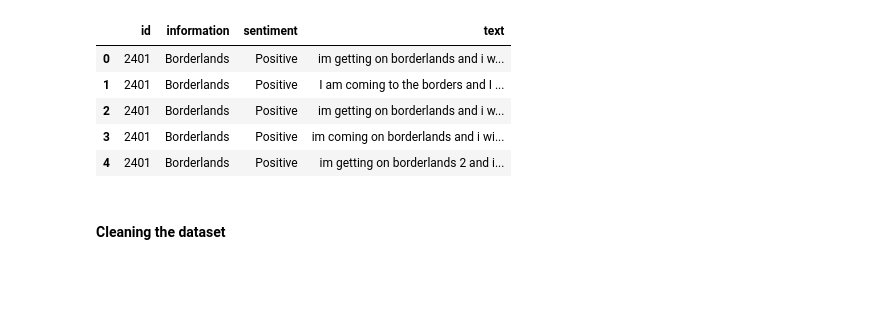
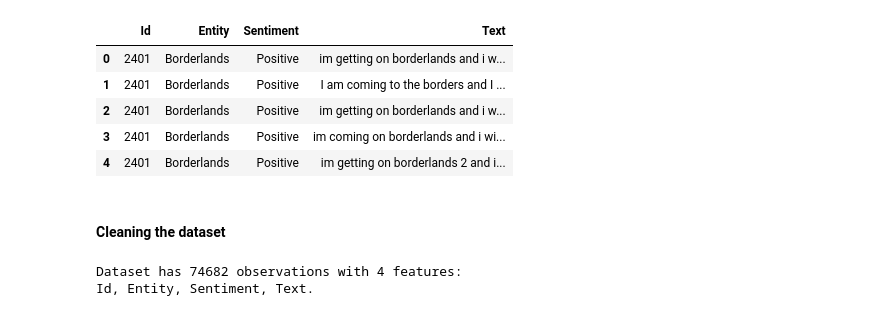
Before and after one commit to naty88/tweets_sentiment_classification, a Jupyter notebook: notebooks/EDA_analysis.ipynb, the cells around one changed output. Saved outputs shown, nothing was run; the diff lists cells and outputs as text; code cells hidden in the pictures; blank space fills up the shorter version.

Commit message:
add cleaned dataset + start training

```diff
--- a/notebooks/EDA_analysis.ipynb
+++ b/notebooks/EDA_analysis.ipynb
@@ -10,11 +15,11 @@ import matplotlib.pyplot as plt
 # %%
 # read the data
 path_to_train_data = "../data/training.csv"
-col_names = ['id','information','sentiment','text']
+col_names = ['Id','Entity','Sentiment','Text']
 df = read_csv(path_to_train_data, col_names)
 df.head(5)
 # %% [output]
-|  | id | information | sentiment | text |
+|  | Id | Entity | Sentiment | Text |
 | 0 | 2401 | Borderlands | Positive | im getting on borderlands and i w... |
 | 1 | 2401 | Borderlands | Positive | I am coming to the borders and I ... |
 | 2 | 2401 | Borderlands | Positive | im getting on borderlands and i w... |
@@ -22,3 +27,9 @@ df.head(5)
 | 4 | 2401 | Borderlands | Positive | im getting on borderlands 2 and i... |
 # %% [markdown]
 #### Cleaning the dataset
+# %%
+df_shape = df.shape
+print(f"Dataset has {df_shape[0]} observations with {df_shape[1]} features:\n{', '.join(df.columns)}.")
+# %% [output]
+Dataset has 74682 observations with 4 features:
+Id, Entity, Sentiment, Text.
```
Also changed, not shown: parts of 21 cells of this notebook.
